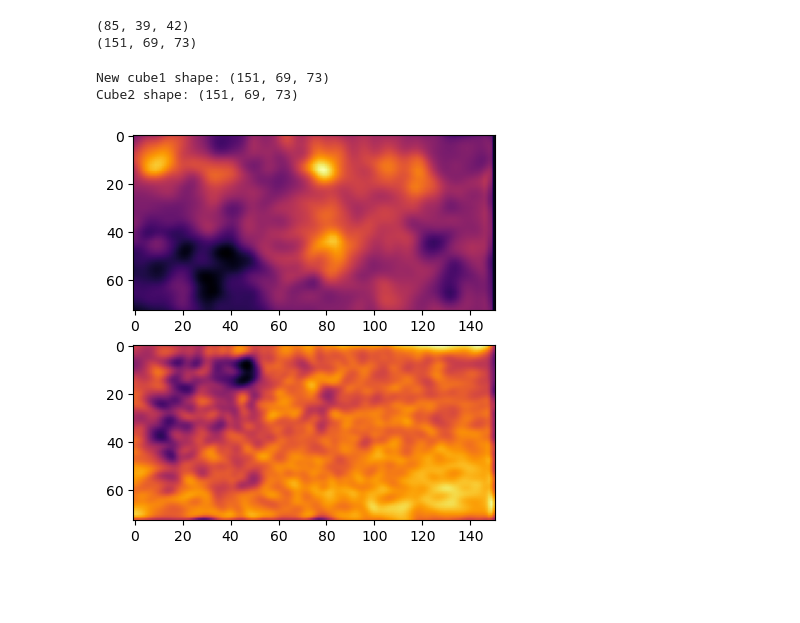
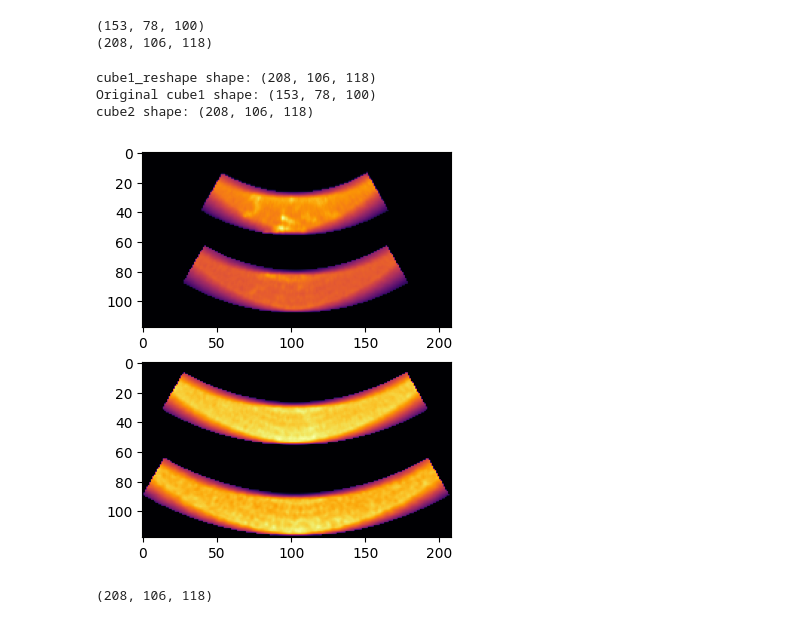
Before and after one commit to ClaireNastaskin/processing_fusi, a Jupyter notebook: Experiments/combine_cubes.ipynb, the cells around one changed output. Drawn from its saved outputs; the diff is of its cells as text; code cells hidden in the pictures; blank space fills up the shorter version.

```diff
--- a/Experiments/combine_cubes.ipynb
+++ b/Experiments/combine_cubes.ipynb
@@ -29,9 +29,9 @@ def temporal_average(cube1_path, cube2_path):
 
     return cube1_data, cube2_data
 # %%
-data_path = "/Users/clairenastaskin/data/2025-03-14/run-01-wrist-fingers/"
-cube1_path = os.path.join(data_path, "right_wrist_motion_z_map_22mm_34mm.nii.gz")
-cube2_path = os.path.join(data_path, "right_wrist_motion_z_map_34mm_45mm.nii.gz")
+data_path = "/Users/clairenastaskin/data/2025-05-07/sub-Forest001_ses-20250507_task-rest_acq-mcatests//"
+cube1_path = os.path.join(data_path, "concatenated_quarter_top.nii.gz")
+cube2_path = os.path.join(data_path, "concatenated_quarter_bottom.nii.gz")
 
 averaged_over_time = False
 if averaged_over_time:
@@ -46,42 +46,84 @@ else:
 print(cube1.shape)
 print(cube2.shape)
 # %% [output]
-(85, 39, 42)
-(151, 69, 73)
+(153, 78, 100)
+(208, 106, 118)
+# %%
+# If diverging wave
+
+# Create cube1_reshape with same dimensions as cube2 but filled with zeros
+cube1_reshape = np.zeros((cube2.shape[0], cube2.shape[1], cube2.shape[2]))
+
+# Calculate the starting indices to center cube1 within cube1_reshape
+start_x = (cube1_reshape.shape[0] - cube1.shape[0]) // 2
+start_y = (cube1_reshape.shape[1] - cube1.shape[1]) // 2
+start_z = (cube1_reshape.shape[2] - cube1.shape[2]) // 2
+
+if len(cube2.shape) == 4:
+    start_t = (cube1_reshape.shape[3] - cube1.shape[3]) // 2
+    # Insert cube1 into the center of cube1_reshape
+    cube1_reshape[
+        start_x:start_x + cube1.shape[0],
+        start_y:start_y + cube1.shape[1],
+        start_z:start_z + cube1.shape[2],
+        start_t:start_t + cube1.shape[3]
+    ] = cube1
+else:
+    # Insert cube1 into the center of cube1_reshape (3D case)
+    cube1_reshape[
+        start_x:start_x + cube1.shape[0],
+        start_y:start_y + cube1.shape[1],
+        start_z:start_z + cube1.shape[2]
+    ] = cube1
+
+print("cube1_reshape shape:", cube1_reshape.shape)
+print("Original cube1 shape:", cube1.shape)
+print("cube2 shape:", cube2.shape)
+
+cube1 = cube1_reshape
+# %% [output]
+cube1_reshape shape: (208, 106, 118)
+Original cube1 shape: (153, 78, 100)
+cube2 shape: (208, 106, 118)
 # %%
-# Reshape cube1 to match cube2's dimensions using interpolation
-from scipy.ndimage import zoom
+# # Reshape cube1 to match cube2's dimensions using interpolation
+# from scipy.ndimage import zoom
 
-# Calculate zoom factors for each dimension
-total_dim = len(cube1.shape)  # Get number of dimensions instead of shape tuple
-zoom_factors = [cube2.shape[i] / cube1.shape[i] for i in range(total_dim)]
-# Apply interpolation to resize cube1
-cube1 = zoom(cube1, zoom_factors, order=1)  # order=1 for linear interpolation
+# # Calculate zoom factors for each dimension
+# total_dim = len(cube1.shape)  # Get number of dimensions instead of shape tuple
+# zoom_factors = [cube2.shape[i] / cube1.shape[i] for i in range(total_dim)]
+# # Apply interpolation to resize cube1
+# cube1 = zoom(cube1, zoom_factors, order=1)  # order=1 for linear interpolation
 
-print("New cube1 shape:", cube1.shape)
-print("Cube2 shape:", cube2.shape)
+# print("New cube1 shape:", cube1.shape)
+# print("Cube2 shape:", cube2.shape)
-# %% [output]
-New cube1 shape: (151, 69, 73)
-Cube2 shape: (151, 69, 73)
 # %%
-slicetolookat = 20 #int(cube1.shape[1]/2)  # Convert to integer for indexing
+slicetolookat = int(cube1.shape[1]/2)  # Convert to integer for indexing
 
 if len(cube1.shape) == 4:
     cube1tolookat = cube1[:, slicetolookat, :, 1]
     cube2tolookat = cube2[:, slicetolookat, :, 1]
 else:
     cube1tolookat = cube1[:, slicetolookat, :]
     cube2tolookat = cube2[:, slicetolookat, :]
 
 
 plt.figure(figsize=(10, 5))
 plt.subplot(2, 1, 1)
 plt.imshow(cube1tolookat.T, cmap="inferno")
 plt.subplot(2, 1, 2)
 plt.imshow(cube2tolookat.T, cmap="inferno")
 plt.show()
 # %% [output]
-[figure, old version]
+[figure, new version]
+# %%
+# cube1 = np.average(cube1,3)
+# cube2 = np.average(cube2,3)
+
+cube1.shape
+cube2.shape
+# %% [output]
+(208, 106, 118)
 # %%
 
 if len(cube1.shape) == 4:
```
Also changed, not shown: parts of 1 cell of this notebook, 29 other files.
